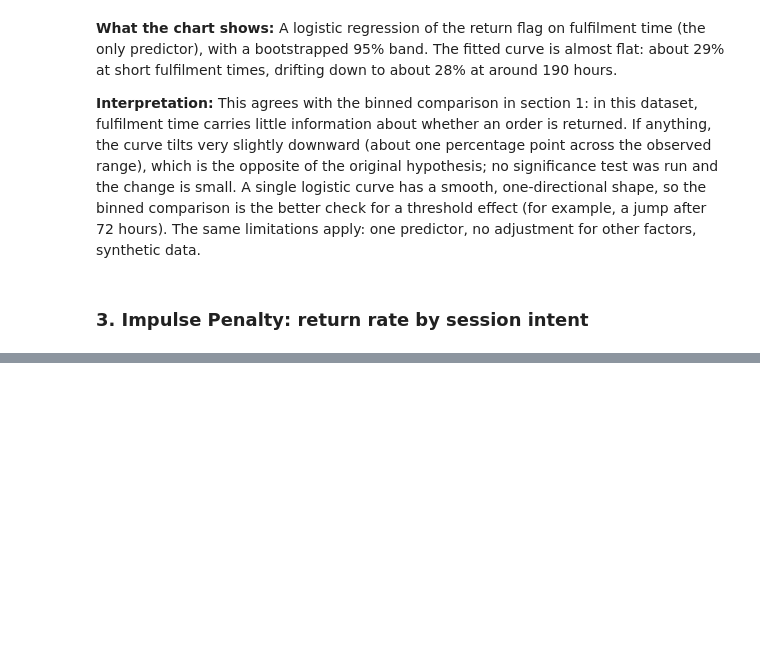
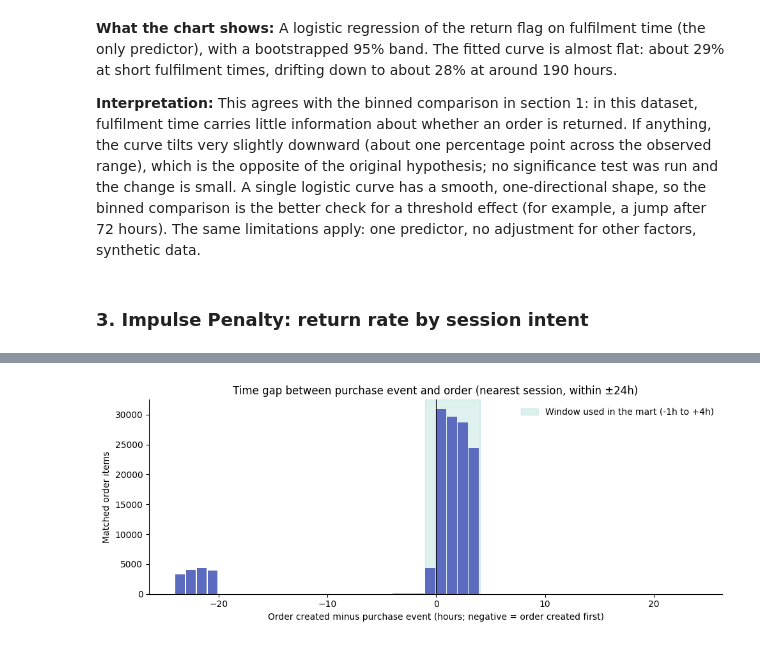
Before and after one commit to lkean614/thelook-ecommerce-data-pipeline, a Jupyter notebook: notebook/01_Behavioral_Insights.ipynb, the cells around one changed output, grey strips where cells are left out. Cells and saved outputs as stored; diff of their text form; code cells hidden in the pictures; blank space fills up the shorter version.

Commit message:
Update matching window, findings and README; fix requirements and dashboard files

```diff
--- a/notebook/01_Behavioral_Insights.ipynb
+++ b/notebook/01_Behavioral_Insights.ipynb
@@ -42,0 +51,36 @@ Only 9.1% of purchase sessions (16,446 of 181,466) could be matched to an order,
+# %%
+MATCH_CTES = """
+WITH session_aggregated AS (
+    SELECT session_id, MAX(user_id) AS user_id,
+           MAX(CASE WHEN event_type = 'purchase' THEN 1 ELSE 0 END) AS is_purchase_session,
+           MAX(CASE WHEN event_type = 'purchase' THEN event_created_at ELSE NULL END) AS purchase_event_time
+    FROM '../dataset/processed/Frontend_Traffic_OBT.parquet'
+    GROUP BY session_id
+),
+intent_tagged AS (
+    SELECT session_id, user_id, purchase_event_time FROM session_aggregated WHERE is_purchase_session = 1
+),
+matched AS (
+    SELECT i.session_id, o.order_items_id,
+           DATE_DIFF('second', i.purchase_event_time, o.order_created_at)      AS signed_gap_sec,
+           ABS(DATE_DIFF('second', i.purchase_event_time, o.order_created_at)) AS gap_sec
+    FROM intent_tagged i
+    JOIN '../dataset/processed/Backend_Sales_OBT.parquet' o
+      ON i.user_id = o.user_id
+     AND o.order_created_at BETWEEN i.purchase_event_time - INTERVAL 24 HOUR
+                                AND i.purchase_event_time + INTERVAL 24 HOUR
+    QUALIFY ROW_NUMBER() OVER (
+        PARTITION BY o.order_items_id
+        ORDER BY ABS(DATE_DIFF('second', i.purchase_event_time, o.order_created_at))
+    ) = 1
+)
+"""
+
+duckdb.sql(MATCH_CTES + """
+SELECT COUNT(*) FILTER (WHERE gap_sec <= 1800)  AS items_within_30min,
+       COUNT(*) FILTER (WHERE gap_sec <= 7200)  AS items_within_2h,
+       COUNT(*) FILTER (WHERE gap_sec <= 21600) AS items_within_6h,
+       COUNT(*)                                 AS items_within_24h,
+       COUNT(*) FILTER (WHERE signed_gap_sec BETWEEN -3600 AND 14400) AS items_minus1h_to_plus4h
+FROM matched
+""").df()
@@ -42,0 +90,11 @@ Only 9.1% of purchase sessions (16,446 of 181,466) could be matched to an order,
+# %%
+gaps = duckdb.sql(MATCH_CTES + """
+SELECT CAST(FLOOR(signed_gap_sec / 3600.0) AS INTEGER) AS gap_hour, COUNT(*) AS items
+FROM matched
+GROUP BY 1
+ORDER BY 1
+""").df()
+
+vis.plot_match_gap_hist(gaps)
+# %% [output]
+[figure, added]
```
Also changed, not shown: parts of 5 cells of this notebook, 11 other files.
